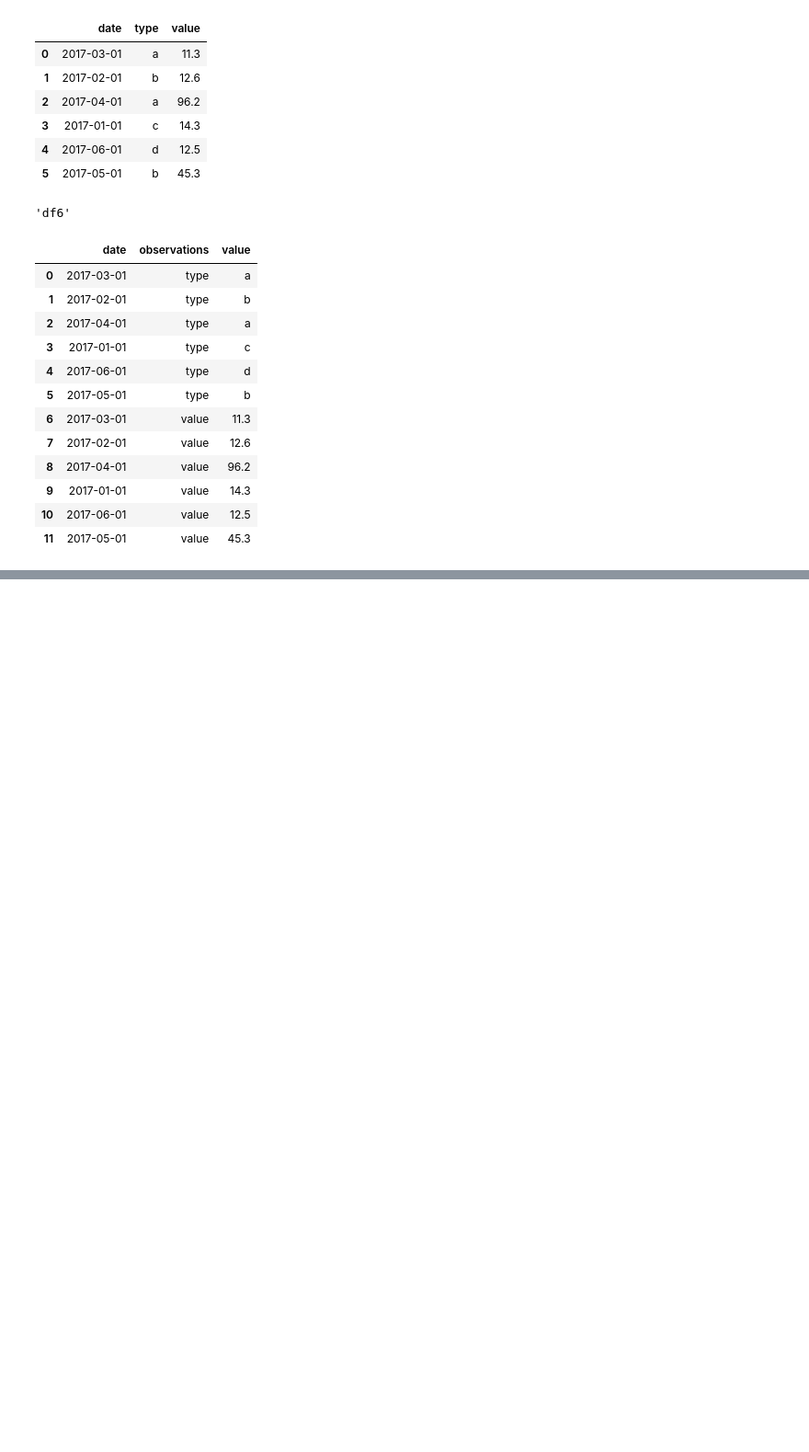
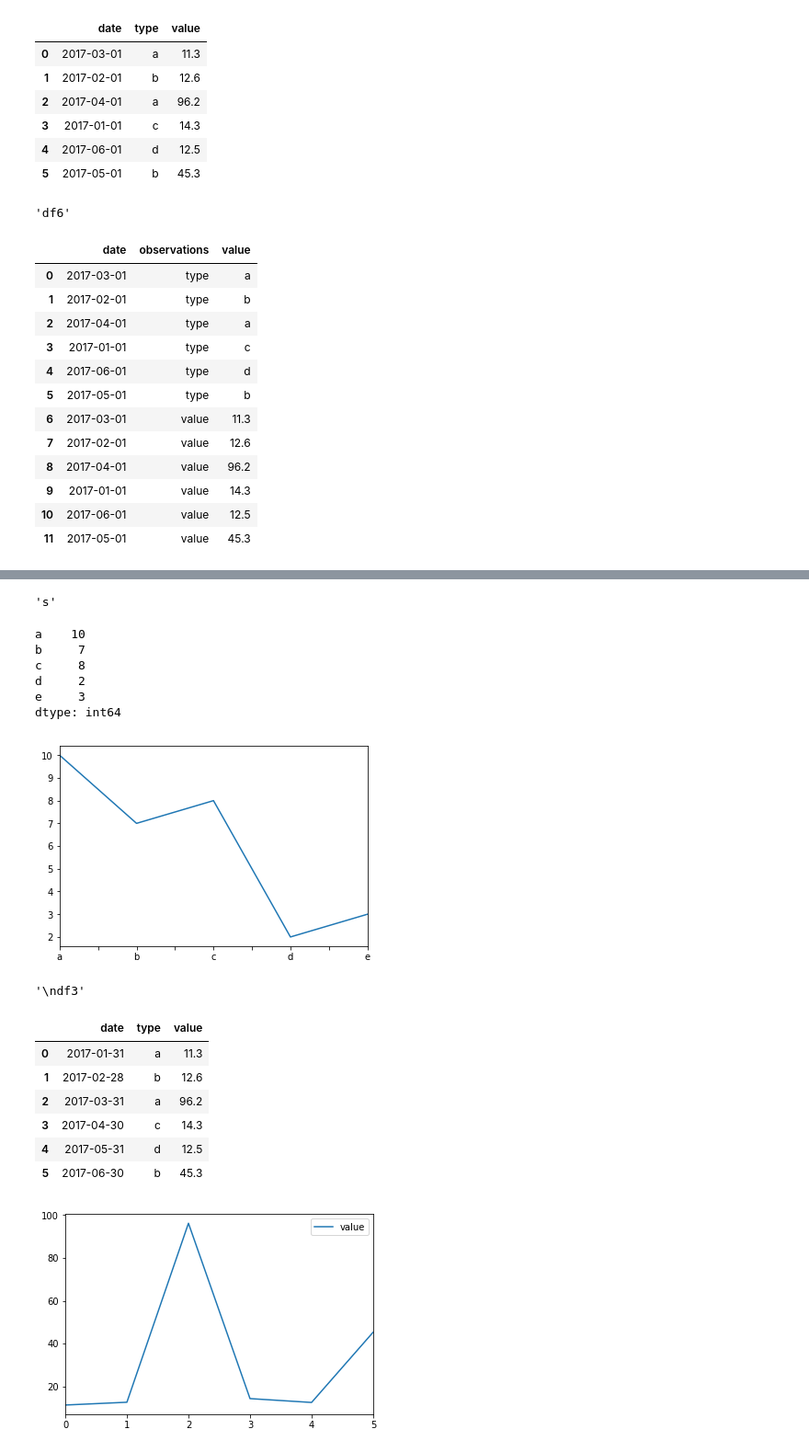
Before and after one commit to sanket-k/machine_learning_basics, a Jupyter notebook: pandas/pandas-rc.ipynb, the cells around one changed output, grey strips where cells are left out. Shown: that part at 92% size. Cells and saved outputs as stored; diff of their text form; code cells hidden in the pictures; blank space fills up the shorter version.

```diff
--- a/pandas/pandas-rc.ipynb
+++ b/pandas/pandas-rc.ipynb
@@ -354,0 +482,12 @@ display('df6',df6)
+# %%
+# multi indexing
+
+arrays = [np.array([1,2,3]),
+         np.array([7,6,5])]                                   # create 3x2 array
+df9 = pd.DataFrame(np.random.rand(3,2),index=arrays)          # create dataframe df9
+tuples = list(zip(*arrays))
+index = pd.MultiIndex.from_tuples(tuples,names=['first','second'])    # create an index
+df10 = pd.DataFrame(np.random.rand(3,2),index=index)                  # create dataframe with created index
+display('df10',df10)                                                  # display df10
+display('df3',df3)                                                    # display index df3
+display('df3(index)',df3.set_index(['date','type']))                  # change and display index
@@ -354,0 +676,6 @@ display('df6',df6)
+# %%
+# concatenate
+display('s',s)                         # display s
+display('\ns2',s2)                     # display s2
+s8 = s.append(s2)                      # append s2 on s vertically
+display('\ns8(appended)',s8)           # display s8 appended
@@ -354,0 +705,7 @@ display('df6',df6)
+# %%
+# dates
+display('df3',df3)                                        # display df3
+df3['date'] = pd.to_datetime(df3['date'])
+df3['date'] = pd.date_range('2017-01-01',periods=6,freq='M')
+index = pd.DatetimeIndex((2012,1,2))
+display(df3)
@@ -354,0 +728,28 @@ display('df6',df6)
+# %%
+# visualization
+
+display('s',s)                          # display s
+s.plot()                                # plot s
+plt.show()                              # display graph
+
+display('\ndf3',df3)                    # display df3
+df3.plot()                              # plot df3
+plt.show()                              # display graph
+# %% [output]
+'s'
+a    10
+b     7
+c     8
+d     2
+e     3
+dtype: int64
+[figure, added]
+'\ndf3'
+|  | date | type | value |
+| 0 | 2017-01-31 | a | 11.3 |
+| 1 | 2017-02-28 | b | 12.6 |
+| 2 | 2017-03-31 | a | 96.2 |
+| 3 | 2017-04-30 | c | 14.3 |
+| 4 | 2017-05-31 | d | 12.5 |
+| 5 | 2017-06-30 | b | 45.3 |
+[figure, added]
```
Also changed, not shown: parts of 11 cells of this notebook, 2 other files.
